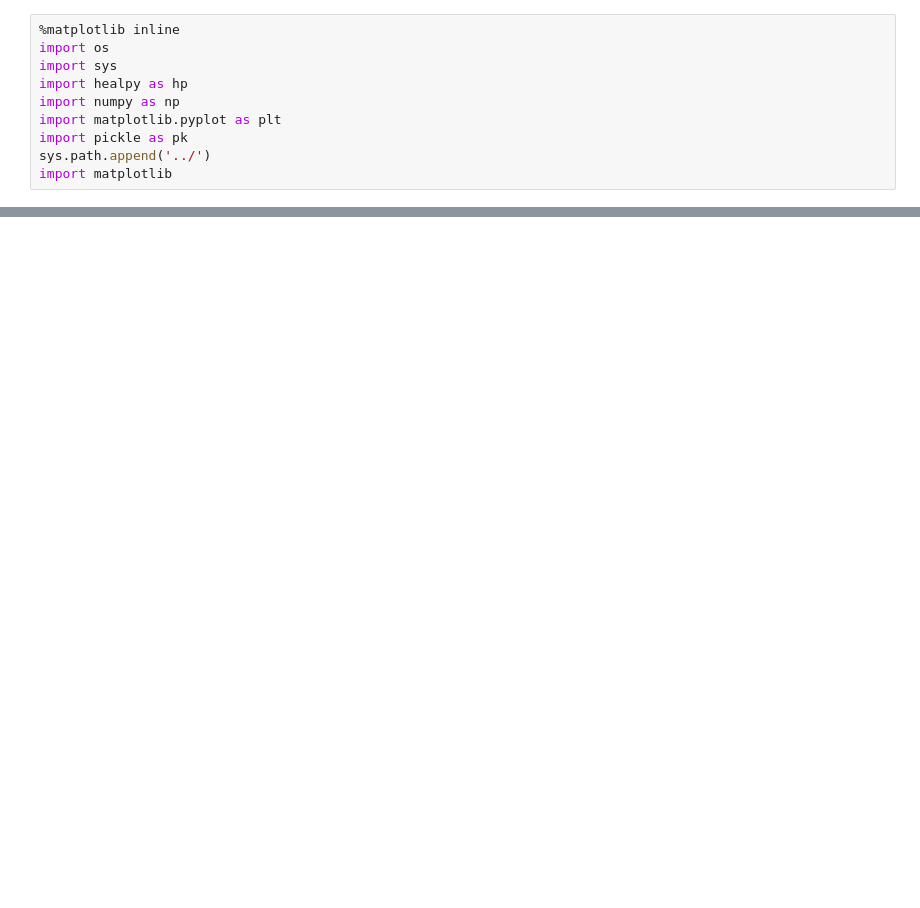
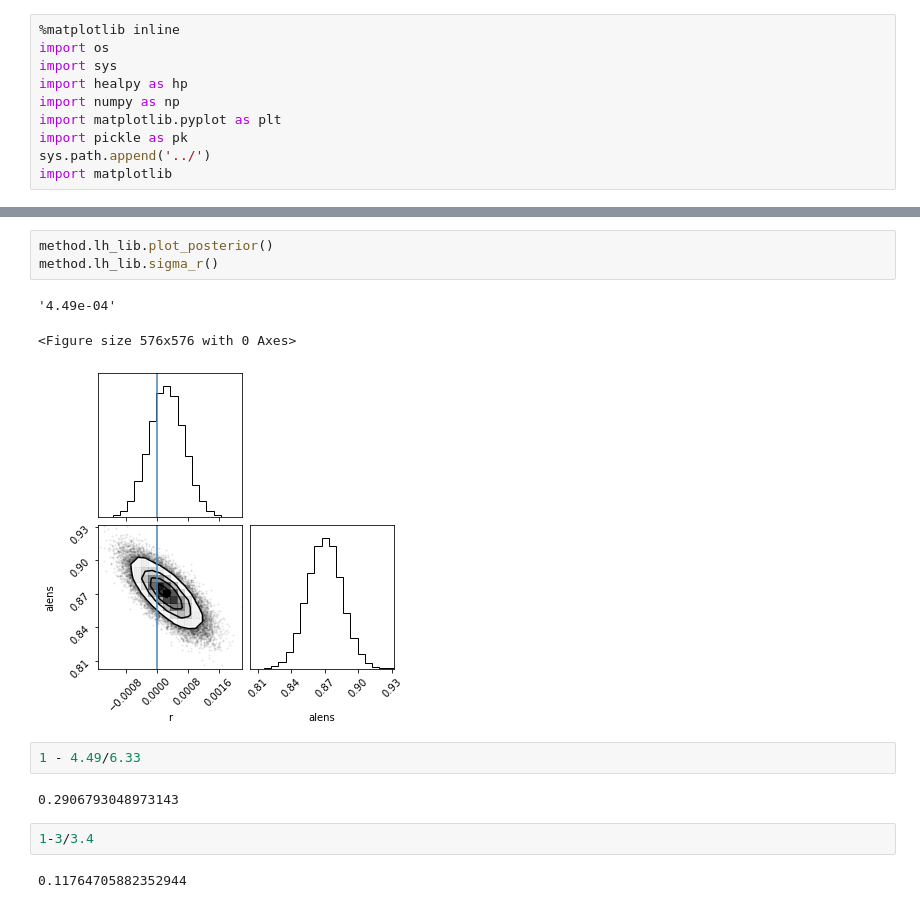
Before and after one commit to antolonappan/s4bird, a Jupyter notebook: Notebooks/Delensing.ipynb, the cells around one changed output, grey strips where cells are left out. Cells and saved outputs as stored; diff of their text form; blank space fills up the shorter version.

```diff
--- a/Notebooks/Delensing.ipynb
+++ b/Notebooks/Delensing.ipynb
@@ -104,0 +44,15 @@ method.eff_lib.plot_spectrum_difference(700,savefig=True,filename='plots/spectra
+# %%
+method.lh_lib.plot_posterior()
+method.lh_lib.sigma_r()
+# %% [output]
+'4.49e-04'
+<Figure size 576x576 with 0 Axes>
+[figure, added]
+# %%
+1 - 4.49/6.33
+# %% [output]
+0.2906793048973143
+# %%
+1-3/3.4
+# %% [output]
+0.11764705882352944
```
Also changed, not shown: parts of 20 cells of this notebook, 10 other files.
